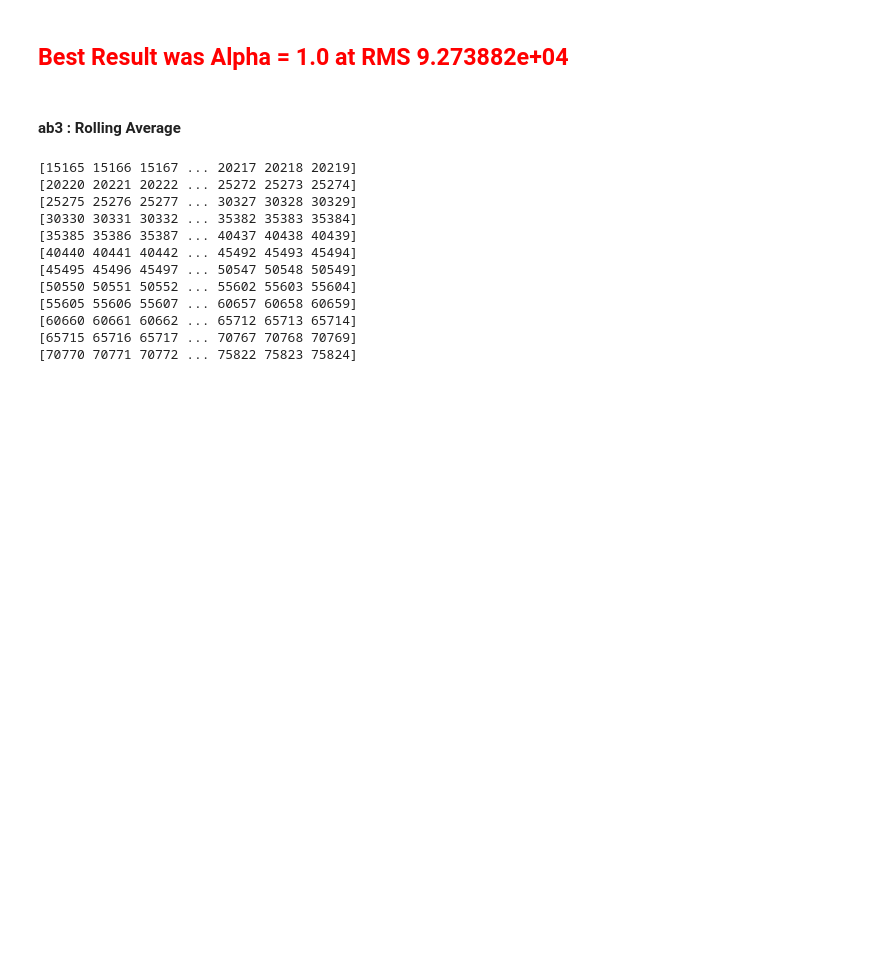
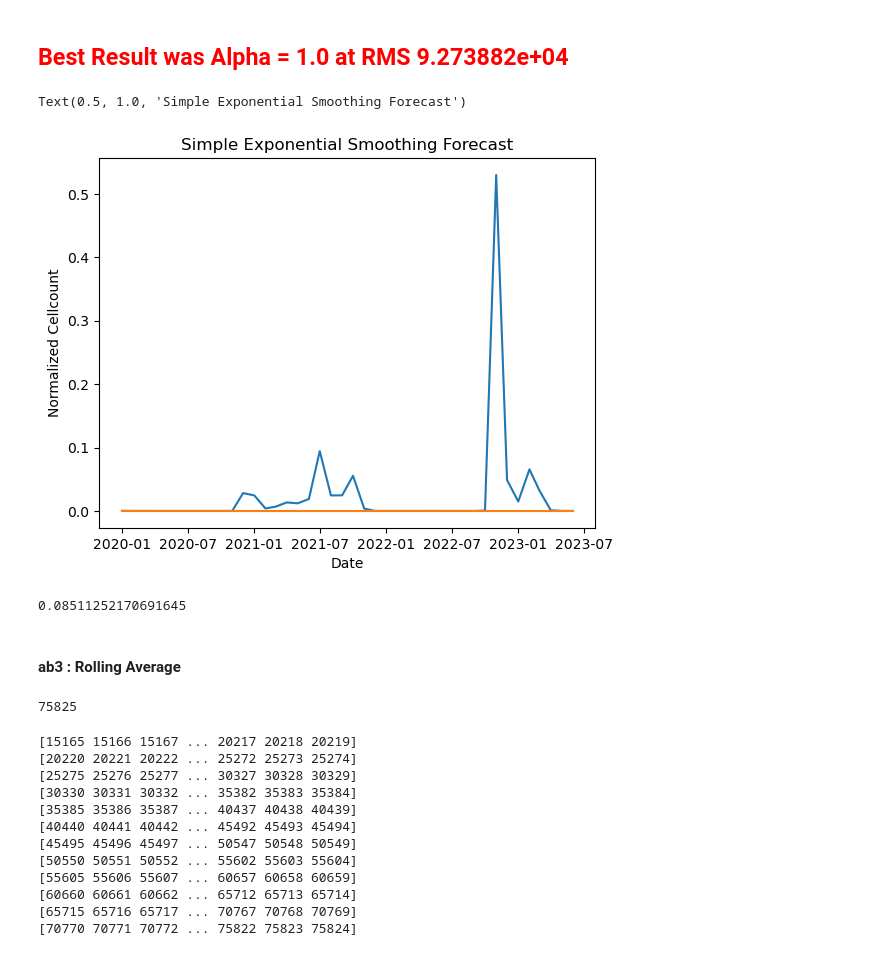
Before and after one commit to pddoze/Algae_Bloom_Forecast, a Jupyter notebook: code/Algae_Bloom_Forecast_Modeling.ipynb, the cells around one changed output. Cells and saved outputs as stored; diff of their text form; code cells hidden in the pictures; blank space fills up the shorter version.

```diff
--- a/code/Algae_Bloom_Forecast_Modeling.ipynb
+++ b/code/Algae_Bloom_Forecast_Modeling.ipynb
@@ -18,7 +20,7 @@ abfl = ab.loc[ab.STATE_ID=='FL'].copy()
 ### Recasting the data as Mean Cellcount by Month: a means of trying to standardize the data since the time intervals are irregular. We won't be able to forecast a particular month of algae blooms because the data has no seasonality but we might be able to forecast a month average.
 # %%
 abflgroup = abfl.groupby([abfl.SAMPLE_DATE.dt.year, abfl.SAMPLE_DATE.dt.month])\
-    [['CELLCOUNT','SALINITY','WATER_TEMP','SAMPLE_DEPTH']].mean()
+    [['CELLCOUNT','SALINITY','WATER_TEMP']].mean()
 # %%
 idx = [datetime(i[0],i[1],1) for i in abflgroup.index]
 # %%
@@ -35,5 +38,14 @@ cellavg = ab3.CELLCOUNT.rolling(delta, min_periods=1).mean()
 # %% [markdown]
 ### Splitting the data into test and train. I want to forecast on the last three years.
+# %%
+# Normalizing the data
+ab2['CELLCOUNT'] = (ab2['CELLCOUNT'] - ab2['CELLCOUNT'].min()) / (ab2['CELLCOUNT'].max() - ab2['CELLCOUNT'].min())
+ab2['SALINITY'] = (ab2['SALINITY'] - ab2['SALINITY'].min()) / (ab2['SALINITY'].max() - ab2['SALINITY'].min())
+ab2['WATER_TEMP'] = (ab2['WATER_TEMP'] - ab2['WATER_TEMP'].min()) / (ab2['WATER_TEMP'].max() - ab2['WATER_TEMP'].min())
+
+ab3['CELLCOUNT'] = (ab3['CELLCOUNT'] - ab3['CELLCOUNT'].min()) / (ab3['CELLCOUNT'].max() - ab3['CELLCOUNT'].min())
+ab3['SALINITY'] = (ab3['SALINITY'] - ab3['SALINITY'].min()) / (ab3['SALINITY'].max() - ab3['SALINITY'].min())
+ab3['WATER_TEMP'] = (ab3['WATER_TEMP'] - ab3['WATER_TEMP'].min()) / (ab3['WATER_TEMP'].max() - ab3['WATER_TEMP'].min())
 # %%
 trainab2 = ab2.loc[ab2.index < datetime(2020,1,1)].copy()
 testab2 = ab2.loc[ab2.index >= datetime(2020,1,1)].copy()
@@ -171,7 +152,27 @@ Best RMS is 9.273882e+04
 # %% [markdown]
 ## <span style=color:red> Best Result was Alpha = 1.0 at RMS 9.273882e+04 </span>
+# %%
+fitab2 = SimpleExpSmoothing(trainab2.CELLCOUNT.values).fit(smoothing_level=0.0, optimized=False)
+predictionab2 = fitab2.forecast(len(testab2))
+
+plt.plot(testab2.index, testab2.CELLCOUNT)
+plt.plot(testab2.index, predictionab2)
+plt.xlabel("Date")
+plt.ylabel("Normalized Cellcount")
+plt.title("Simple Exponential Smoothing Forecast")
+# %% [output]
+Text(0.5, 1.0, 'Simple Exponential Smoothing Forecast')
+[figure, added]
+# %%
+mse(testab2.CELLCOUNT, predictionab2, squared=False)
+# %% [output]
+0.08511252170691645
 # %% [markdown]
 #### ab3 : Rolling Average
+# %%
+len(trainab3.roll_avg)
+# %% [output]
+75825
 # %%
 alpha = np.arange(0,1.05,0.05)
 splitstrain = 12
```
Also changed, not shown: parts of 77 cells of this notebook.
